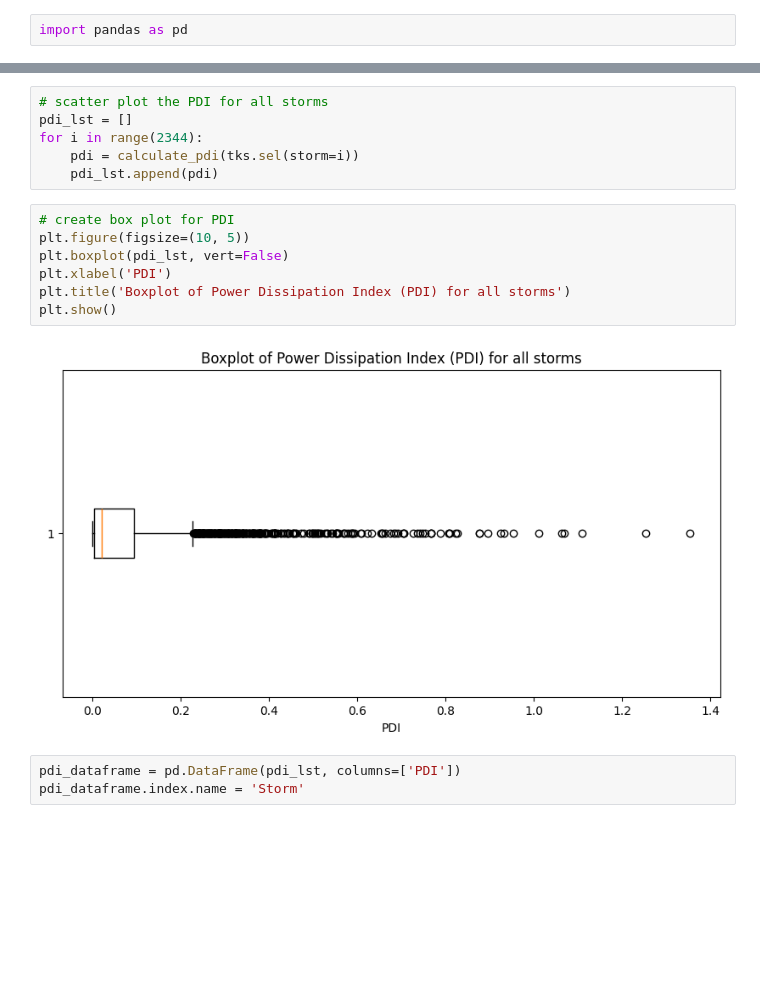
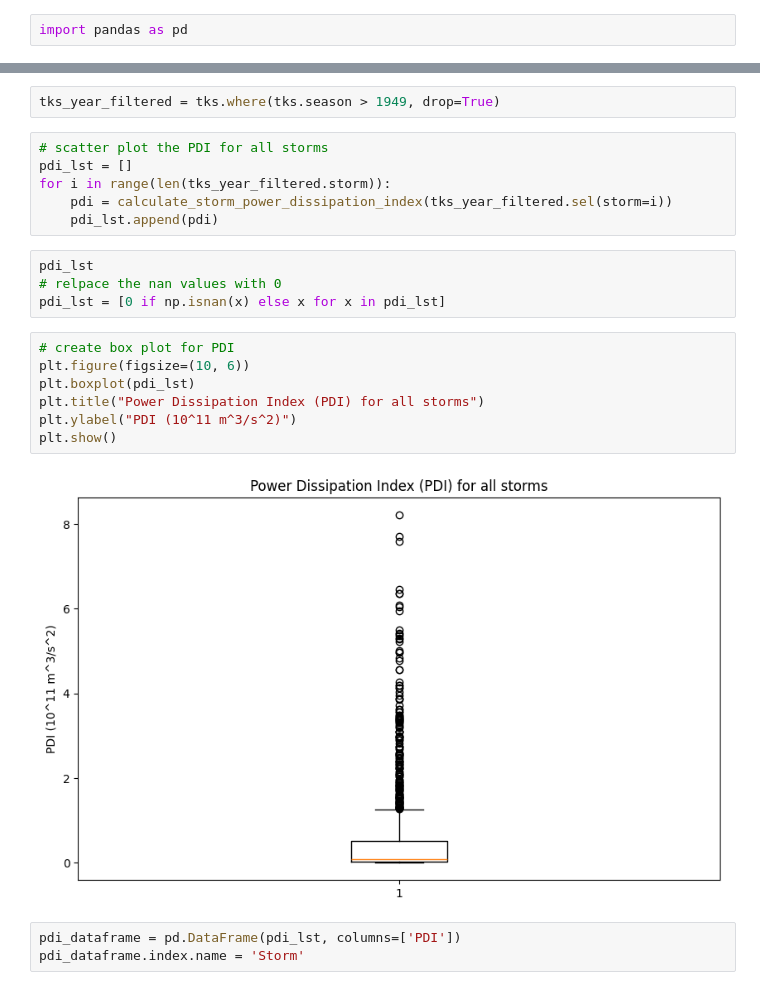
Before and after one commit to JuanPalaciosGodoy/climate-prediction-with-ml-team-1, a Jupyter notebook: Project-StarterCodes/Project1-EDAV/lib/Project1_Starter.ipynb, the cells around one changed output, grey strips where cells are left out. Cells and saved outputs as stored; diff of their text form; blank space fills up the shorter version.

```diff
--- a/Project-StarterCodes/Project1-EDAV/lib/Project1_Starter.ipynb
+++ b/Project-StarterCodes/Project1-EDAV/lib/Project1_Starter.ipynb
@@ -406,18 +440,24 @@ def calculate_pdi(storm):
+# %%
+tks_year_filtered = tks.where(tks.season > 1949, drop=True)
 # %%
 # scatter plot the PDI for all storms
 pdi_lst = []
-for i in range(2344):
-    pdi = calculate_pdi(tks.sel(storm=i))
+for i in range(len(tks_year_filtered.storm)):
+    pdi = calculate_storm_power_dissipation_index(tks_year_filtered.sel(storm=i))
     pdi_lst.append(pdi)
+# %%
+pdi_lst
+# relpace the nan values with 0
+pdi_lst = [0 if np.isnan(x) else x for x in pdi_lst]
 # %%
 # create box plot for PDI
-plt.figure(figsize=(10, 5))
-plt.boxplot(pdi_lst, vert=False)
-plt.xlabel('PDI')
-plt.title('Boxplot of Power Dissipation Index (PDI) for all storms')
+plt.figure(figsize=(10, 6))
+plt.boxplot(pdi_lst)
+plt.title("Power Dissipation Index (PDI) for all storms")
+plt.ylabel("PDI (10^11 m^3/s^2)")
 plt.show()
 # %% [output]
-[figure, old version]
+[figure, new version]
 # %%
 pdi_dataframe = pd.DataFrame(pdi_lst, columns=['PDI'])
 pdi_dataframe.index.name = 'Storm'
```
Also changed, not shown: parts of 11 cells of this notebook.
